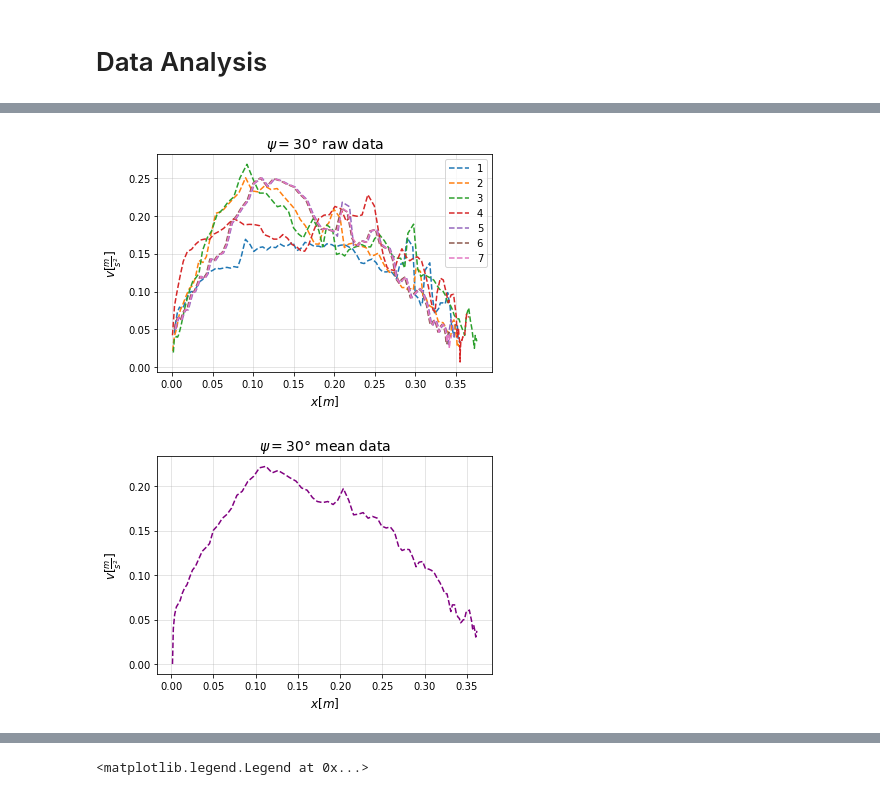
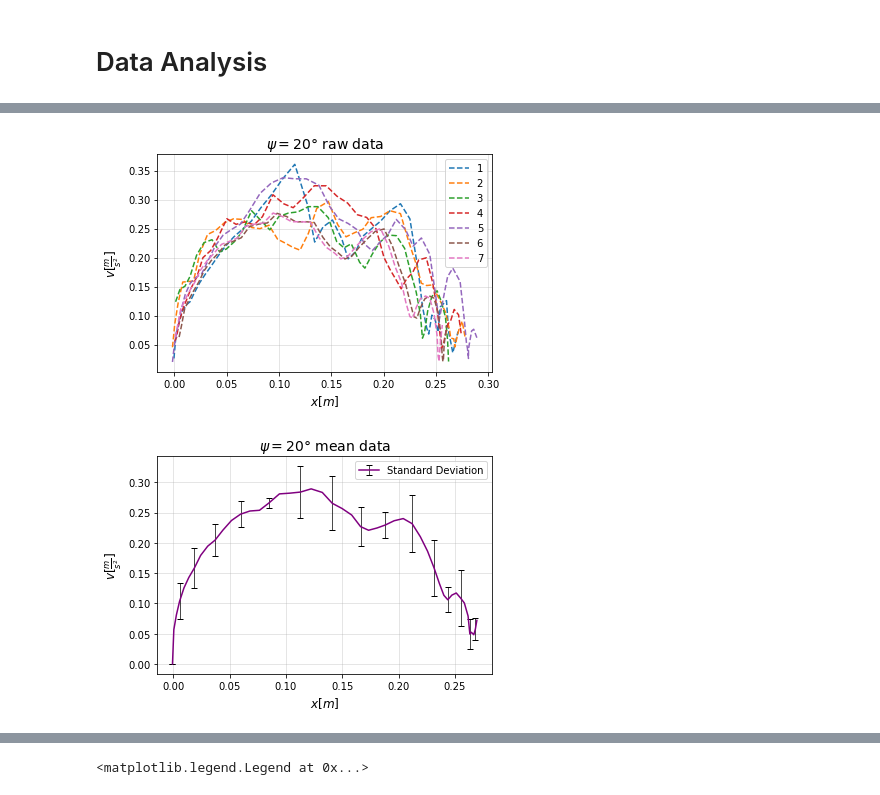
Before and after one commit to Vendetta0462/ProyectoDoubleCone, a Jupyter notebook: Code/Proyecto_Doble_Cono.ipynb, the cells around one changed output, grey strips where cells are left out. Cells and saved outputs as stored; diff of their text form; code cells hidden in the pictures.

Commit message:
Finishing (meanwhile) the code and adding results

```diff
--- a/Code/Proyecto_Doble_Cono.ipynb
+++ b/Code/Proyecto_Doble_Cono.ipynb
@@ -52,17 +52,30 @@ def anDat (loc, cant, tmax_id, deg):
 
     data_tot.drop(range(tmax_id,len(data_tot),1), axis=0, inplace=True)
 
+    data_std = pd.DataFrame()
+
     for i in ["t", "x", "y", "v"]:
         data_prom[i] = round(data_tot[[i+"_"+str(1),i+"_"+str(2),
                                 i+"_"+str(3),i+"_"+str(4),
                                 i+"_"+str(5),i+"_"+str(6),
                                 i+"_"+str(7)]].mean(axis=1, skipna=True),4)
 
+        data_std[i] = data_tot[[i+"_"+str(1),i+"_"+str(2),
+                                i+"_"+str(3),i+"_"+str(4),
+                                i+"_"+str(5),i+"_"+str(6),
+                                i+"_"+str(7)]].std(axis=1, skipna=True)
+
     plt.figure()
-    plt.plot(data_prom.x, data_prom.v, "--", color="purple")
+    plt.errorbar(data_prom.x, data_prom.v, data_std.v, color="purple",
+                 errorevery=3, ecolor="black", elinewidth=0.7, capsize=3, label="Standard Deviation")
+    # plt.plot(data_prom.x, data_prom.v, "--", color="purple")
     plt.title(r"$\psi =" + deg + "°$ mean data", size=14)
     plt.xlabel(r"$x[m]$", size=12)
     plt.ylabel(r"$v[\frac{m}{s^2}]$", size=12)
     plt.grid(alpha=0.4)
+    plt.legend()
 
-    return data_prom
+    data_prom.to_csv("../Results/data_prom_"+deg+".csv", sep=",", index=False)
+    data_std.to_csv("../Results/data_std_"+deg+".csv", sep=",", index=False)
+
+    return data_prom, data_std
@@ -69,6 +87,6 @@ def anDat (loc, cant, tmax_id, deg):
 # %%
-data30 = anDat("../Data/30/", 7, 89, "30")
-# data30.to_csv("data_prom_30.csv", sep=",", index=False)
+data40, std40 = anDat("../Data/40/", 7, 47, "20")
+# data40.to_csv("data_prom_40.csv", sep=",", index=False)
 # %% [output]
-[figure, old version]
+[figure, new version]
-[figure, old version]
+[figure, new version]
```
Also changed, not shown: parts of 10 cells of this notebook, 8 other files.
